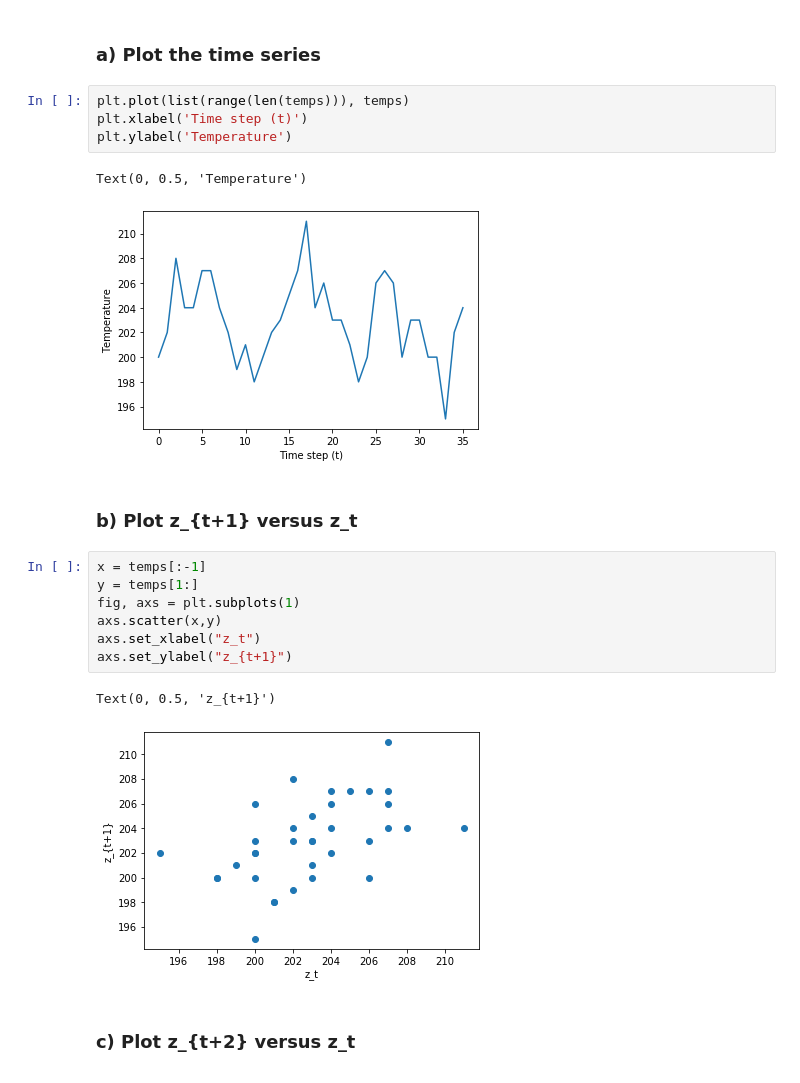
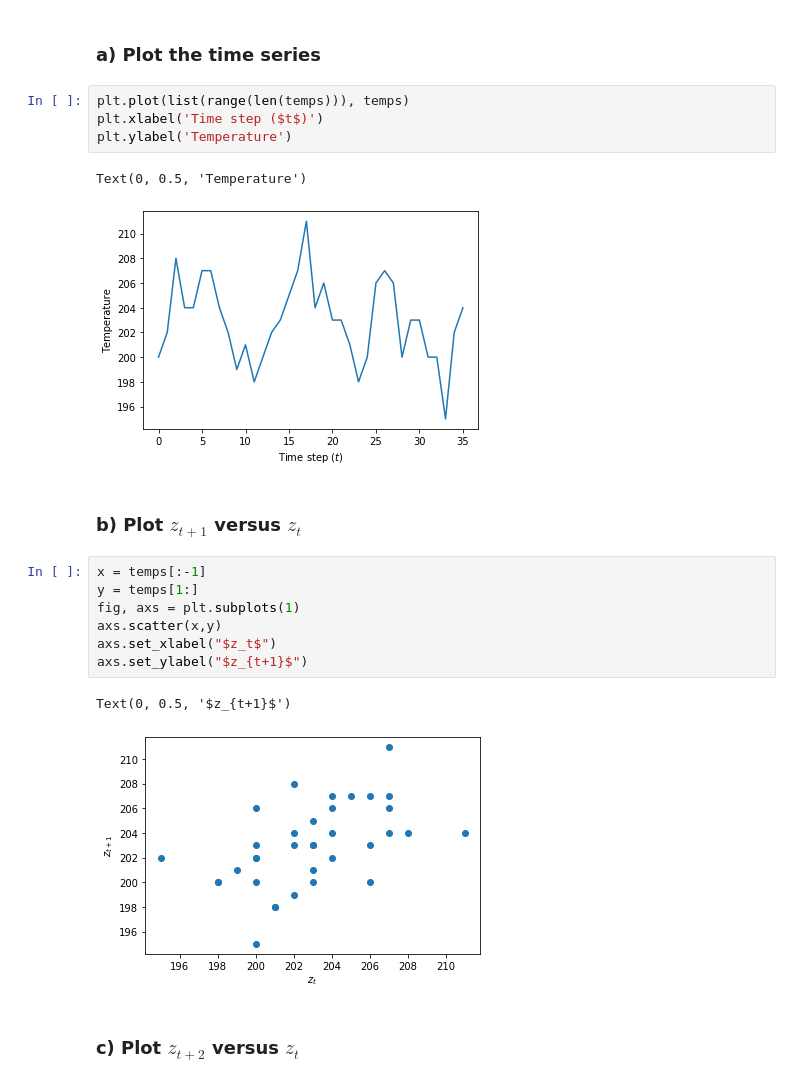
Before and after one commit to krafczyk/time_series_analysis_forecasting_and_control, a Jupyter notebook: Chapter2Problems.ipynb, the cells around one changed output. Cells and saved outputs as stored; diff of their text form.

```diff
--- a/Chapter2Problems.ipynb
+++ b/Chapter2Problems.ipynb
@@ -13,25 +14,25 @@ temps = [200, 202, 208, 204, 204, 207, 207, 204, 202, 199, 201, 198, 200,
 ### a) Plot the time series
 # %%
 plt.plot(list(range(len(temps))), temps)
-plt.xlabel('Time step (t)')
+plt.xlabel('Time step ($t$)')
 plt.ylabel('Temperature')
 # %% [output]
 Text(0, 0.5, 'Temperature')
-[figure, old version]
+[figure, new version]
 # %% [markdown]
-### b) Plot z_{t+1} versus z_t
+### b) Plot $z_{t+1}$ versus $z_t$
 # %%
 x = temps[:-1]
 y = temps[1:]
 fig, axs = plt.subplots(1)
 axs.scatter(x,y)
-axs.set_xlabel("z_t")
-axs.set_ylabel("z_{t+1}")
+axs.set_xlabel("$z_t$")
+axs.set_ylabel("$z_{t+1}$")
 # %% [output]
-Text(0, 0.5, 'z_{t+1}')
+Text(0, 0.5, '$z_{t+1}$')
-[figure, old version]
+[figure, new version]
 # %% [markdown]
-### c) Plot z_{t+2} versus z_t
+### c) Plot $z_{t+2}$ versus $z_t$
 # %%
 x = temps[:-2]
 y = temps[2:]
```
Also changed, not shown: parts of 15 cells of this notebook.
